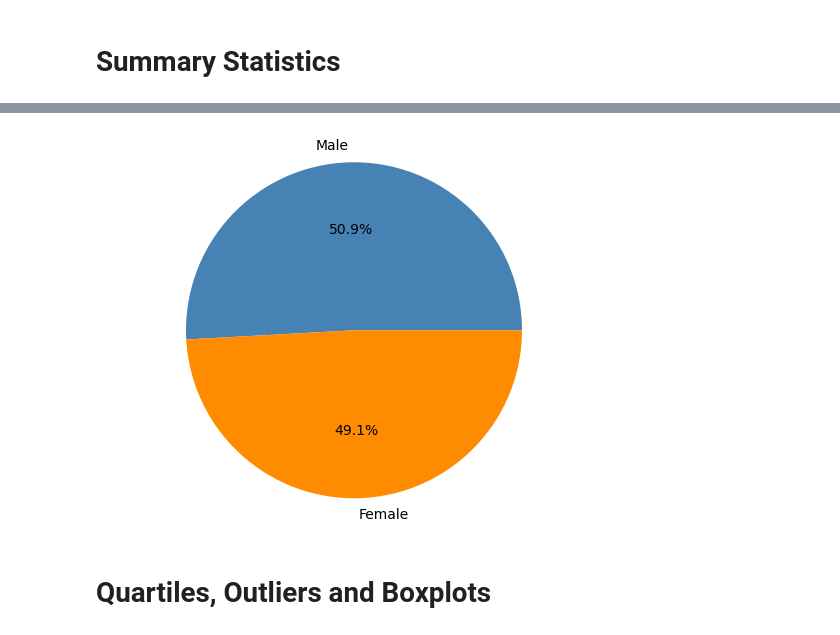
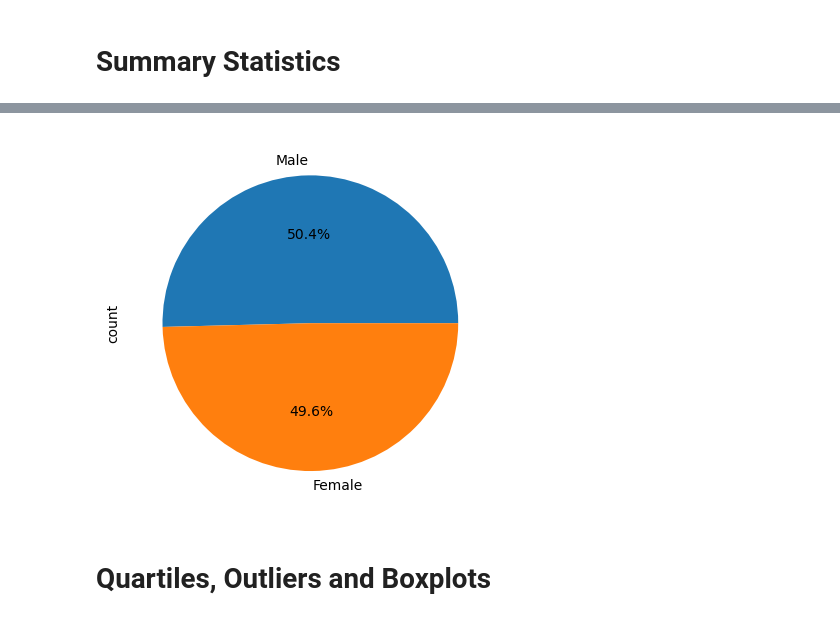
Before and after one commit to AMRITKAUR89/MatPlotLib-Challenge, a Jupyter notebook: Pymaceuticals/Matplotlib.ipynb, the cells around one changed output, grey strips where cells are left out. Saved outputs shown, nothing was run; the diff lists cells and outputs as text; code cells hidden in the pictures.

```diff
--- a/Pymaceuticals/Matplotlib.ipynb
+++ b/Pymaceuticals/Matplotlib.ipynb
@@ -182,17 +181,14 @@ plt.show()
-# %%
-# Generate a pie chart, using pyplot, showing the distribution of unique female versus male mice used in the study
-# Get the unique mice with their gender
-
-gender_counts = Mice_dup['Sex'].value_counts()
-
-# Make the pie chart
-plt.pie(gender_counts, labels= gender_counts.index, autopct='%1.1f%%', colors=['steelblue','darkorange'])
-
-plt.axis('equal')
-
-plt.show()
-# %% [output]
-[figure, removed]
+# %%
+# Generate a pie chart, using pyplot, showing the distribution of unique female versus male mice used in the study
+# Get the unique mice with their gender
+mice_df = clean_study_data_complete.loc[:, ["Mouse ID", "Sex"]].drop_duplicates()
+# Make the pie chart
+counts = mice_df.Sex.value_counts()
+plt.pie(counts.values, labels=counts.index.values, autopct='%1.1f%%')
+plt.ylabel("count")
+plt.show()
+# %% [output]
+[figure, added]
 # %% [markdown]
 # Quartiles, Outliers and Boxplots
 # %%
```
Also changed, not shown: parts of 24 cells of this notebook.
